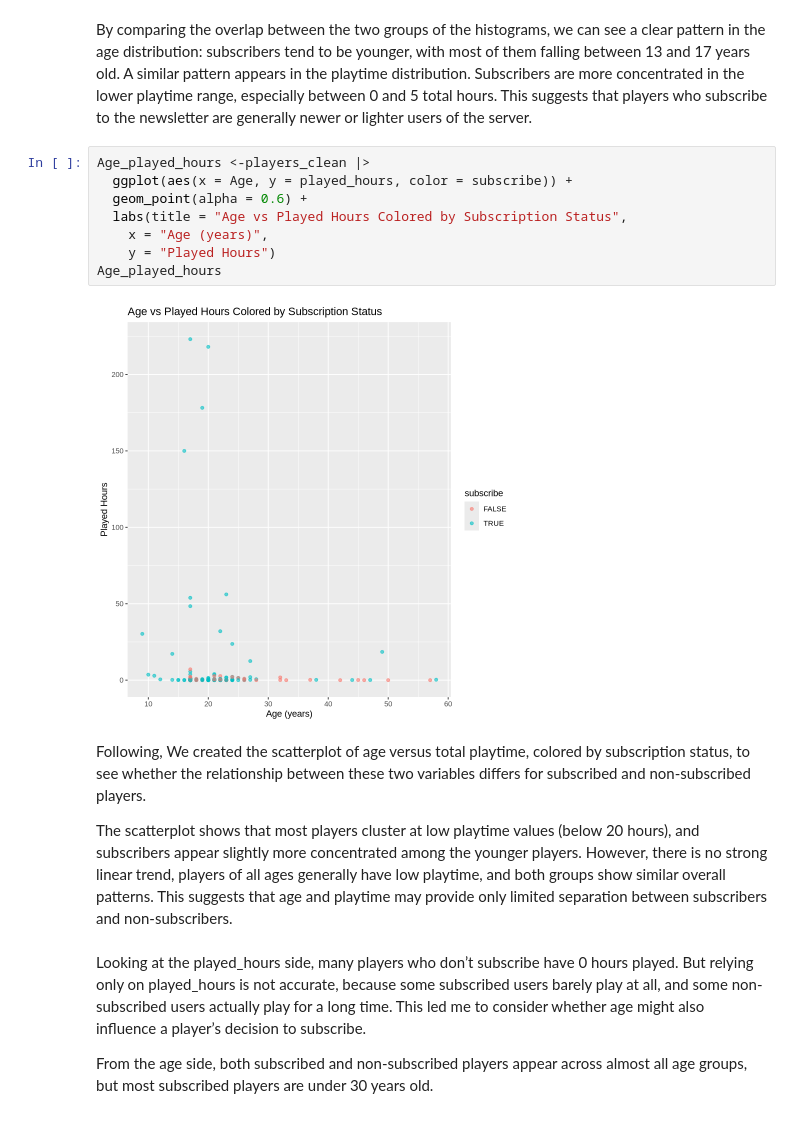
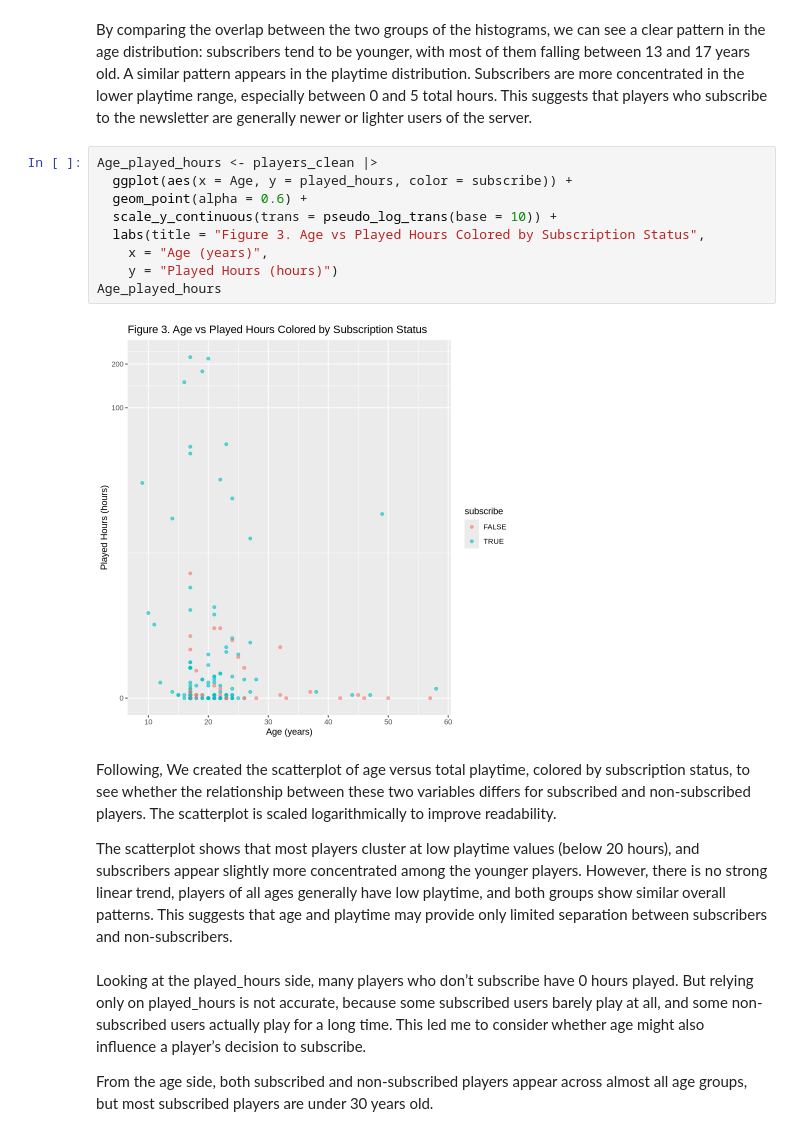
Before and after one commit to zhifou541-stack/dsci100-003-group26, a Jupyter notebook: group26 final project .ipynb, the cells around one changed output. Cells and saved outputs as stored; diff of their text form.

```diff
--- a/group26 final project .ipynb
+++ b/group26 final project .ipynb
@@ -193,17 +175,18 @@ visualization_playtime_subscribe
 # %% [markdown]
 By comparing the overlap between the two groups of the histograms, we can see a clear pattern in the age distribution: subscribers tend to be younger, with most of them falling between 13 and 17 years old. A similar pattern appears in the playtime distribution. Subscribers are more concentrated in the lower playtime range, especially between 0 and 5 total hours. This suggests that players who subscribe to the newsletter are generally newer or lighter users of the server.
 # %%
-Age_played_hours <-players_clean |>
+Age_played_hours <- players_clean |>
   ggplot(aes(x = Age, y = played_hours, color = subscribe)) +
   geom_point(alpha = 0.6) +
-  labs(title = "Age vs Played Hours Colored by Subscription Status",
+  scale_y_continuous(trans = pseudo_log_trans(base = 10)) +
+  labs(title = "Figure 3. Age vs Played Hours Colored by Subscription Status",
     x = "Age (years)",
-    y = "Played Hours")
+    y = "Played Hours (hours)")
 Age_played_hours
 # %% [output]
-[figure, old version]
+[figure, new version]
 # %% [markdown]
-Following, We created the scatterplot of age versus total playtime, colored by subscription status, to see whether the relationship between these two variables differs for subscribed and non-subscribed players.
+Following, We created the scatterplot of age versus total playtime, colored by subscription status, to see whether the relationship between these two variables differs for subscribed and non-subscribed players. The scatterplot is scaled logarithmically to improve readability.
 
 The scatterplot shows that most players cluster at low playtime values (below 20 hours), and subscribers appear slightly more concentrated among the younger players. However, there is no strong linear trend, players of all ages generally have low playtime, and both groups show similar overall patterns. This suggests that age and playtime may provide only limited separation between subscribers and non-subscribers.
 # %% [markdown]
```
Also changed, not shown: parts of 11 cells of this notebook.
